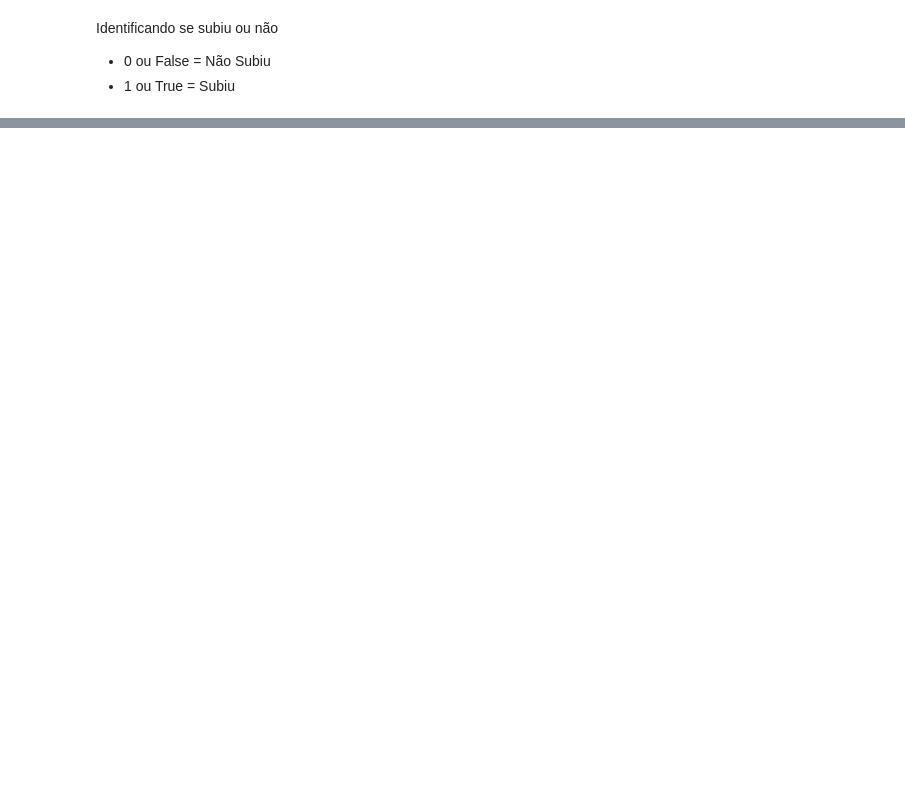
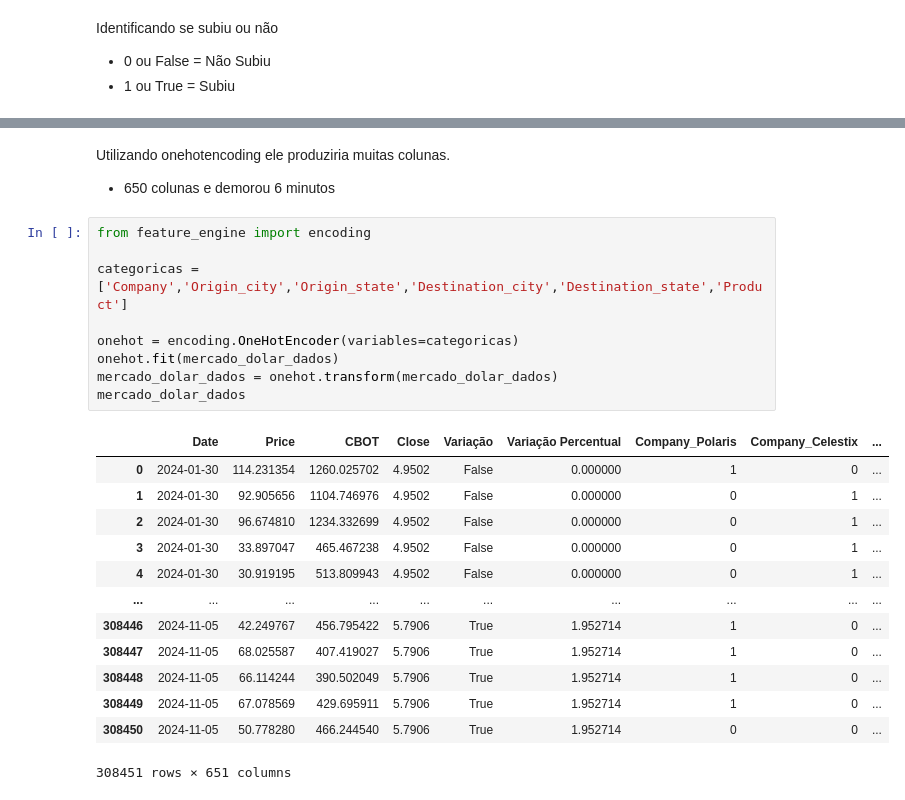
Before and after one commit to Miguelmdcc/Desafio_IA, a Jupyter notebook: Code/main.ipynb, the cells around one changed output, grey strips where cells are left out. Cells and saved outputs as stored; diff of their text form; blank space fills up the shorter version.

Commit message:
Colunas categoricas

```diff
--- a/Code/main.ipynb
+++ b/Code/main.ipynb
@@ -133,0 +159,26 @@ dolar_hist
+# %% [markdown]
+Utilizando onehotencoding ele produziria muitas colunas.
+- 650 colunas e demorou 6 minutos
+# %%
+from feature_engine import encoding
+
+categoricas = ['Company','Origin_city','Origin_state','Destination_city','Destination_state','Product']
+
+onehot = encoding.OneHotEncoder(variables=categoricas)
+onehot.fit(mercado_dolar_dados)
+mercado_dolar_dados = onehot.transform(mercado_dolar_dados)
+mercado_dolar_dados
+# %% [output]
+|  | Date | Price | CBOT | Close | Variação | Variação Percentual | Company_Polaris | Company_Celestix | ... |
+| 0 | 2024-01-30 | 114.231354 | 1260.025702 | 4.9502 | False | 0.000000 | 1 | 0 | ... |
+| 1 | 2024-01-30 | 92.905656 | 1104.746976 | 4.9502 | False | 0.000000 | 0 | 1 | ... |
+| 2 | 2024-01-30 | 96.674810 | 1234.332699 | 4.9502 | False | 0.000000 | 0 | 1 | ... |
+| 3 | 2024-01-30 | 33.897047 | 465.467238 | 4.9502 | False | 0.000000 | 0 | 1 | ... |
+| 4 | 2024-01-30 | 30.919195 | 513.809943 | 4.9502 | False | 0.000000 | 0 | 1 | ... |
+| ... | ... | ... | ... | ... | ... | ... | ... | ... | ... |
+| 308446 | 2024-11-05 | 42.249767 | 456.795422 | 5.7906 | True | 1.952714 | 1 | 0 | ... |
+| 308447 | 2024-11-05 | 68.025587 | 407.419027 | 5.7906 | True | 1.952714 | 1 | 0 | ... |
+| 308448 | 2024-11-05 | 66.114244 | 390.502049 | 5.7906 | True | 1.952714 | 1 | 0 | ... |
+| 308449 | 2024-11-05 | 67.078569 | 429.695911 | 5.7906 | True | 1.952714 | 1 | 0 | ... |
+| 308450 | 2024-11-05 | 50.778280 | 466.244540 | 5.7906 | True | 1.952714 | 0 | 0 | ... |
+308451 rows × 651 columns
```
Also changed, not shown: parts of 8 cells of this notebook.
